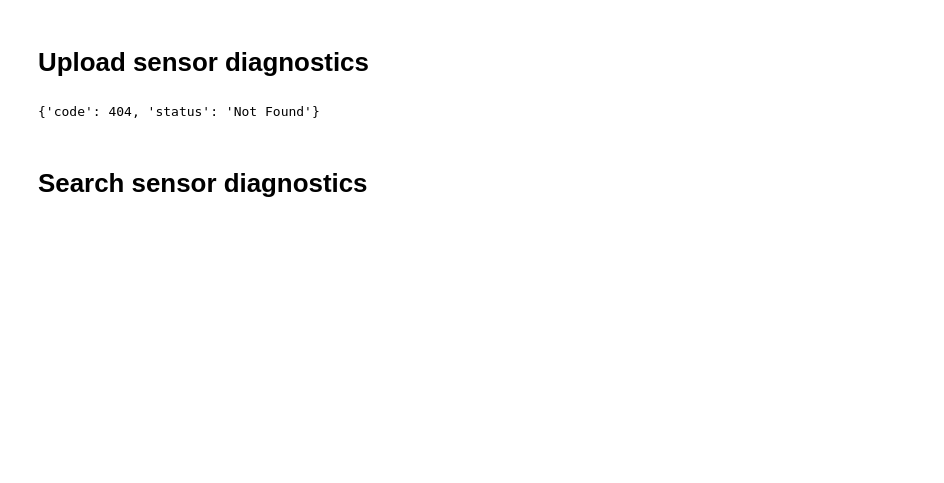
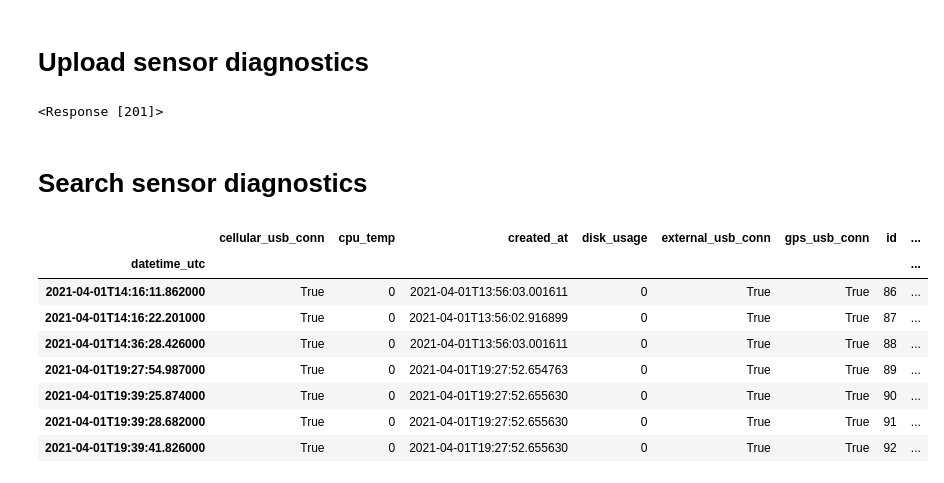
Before and after one commit to drewmee/py-roboat-enviro, a Jupyter notebook: docs/tutorials/notebooks/demo.ipynb, the cells around one changed output. Drawn from its saved outputs; the diff is of its cells as text; code cells hidden in the pictures; blank space fills up the shorter version.

```diff
--- a/docs/tutorials/notebooks/demo.ipynb
+++ b/docs/tutorials/notebooks/demo.ipynb
@@ -49,29 +55,42 @@ response.json()
 # %%
 data = [
     {
+        "datetime_utc": datetime.utcnow().isoformat()[:-3] + "Z",
+        "sensor_sn":  demo_sensor_sn,
+        "gps_usb_conn": True,
+        "spec_usb_conn": True,
+        "monochrom_usb_conn": True,
+        "cellular_usb_conn": True,
+        "external_usb_conn": True,
+        "relay_i2c_conn": True,
+        "net_conn": True,
         "mem_avail_percent": 0,
-        "id": 0,
+        "load_avg": 0,
         "cpu_temp": 0,
-        "modified_at": None,
-        "datetime_utc": "2021-03-25T17:31:37.172Z",
+        "uptime": 0,
         "mem_avail_gb": 0,
-        "net_conn": True,
-        "load_avg": 0,
         "disk_usage": 0,
-        "created_at": None,
-        "sensor_sn": "1",
-        "uptime": 0,
     }
 ]
-data = json.dumps(data)
 response = api_client.add_sensor_diagnostics(data)
-response.json()
+print(response)
 # %% [output]
-{'code': 404, 'status': 'Not Found'}
+<Response [201]>
 # %% [markdown]
 # Search sensor diagnostics
 # %%
-filters = [{"field": "id", "op": ">", "value": 1}]
+filters = [{"field": "sensor_sn", "op": "=", "value": demo_sensor_sn}]
 filters = json.dumps(filters)
 response = api_client.search_sensor_diagnostics(filters)
-response.json()
+sensor_diagnostics_df = pd.DataFrame(response.json())
+sensor_diagnostics_df.set_index("datetime_utc")
+# %% [output]
+|  | cellular_usb_conn | cpu_temp | created_at | disk_usage | external_usb_conn | gps_usb_conn | id | ... |
+| datetime_utc |  |  |  |  |  |  |  | ... |
+| 2021-04-01T14:16:11.862000 | True | 0 | 2021-04-01T13:56:03.001611 | 0 | True | True | 86 | ... |
+| 2021-04-01T14:16:22.201000 | True | 0 | 2021-04-01T13:56:02.916899 | 0 | True | True | 87 | ... |
+| 2021-04-01T14:36:28.426000 | True | 0 | 2021-04-01T13:56:03.001611 | 0 | True | True | 88 | ... |
+| 2021-04-01T19:27:54.987000 | True | 0 | 2021-04-01T19:27:52.654763 | 0 | True | True | 89 | ... |
+| 2021-04-01T19:39:25.874000 | True | 0 | 2021-04-01T19:27:52.655630 | 0 | True | True | 90 | ... |
+| 2021-04-01T19:39:28.682000 | True | 0 | 2021-04-01T19:27:52.655630 | 0 | True | True | 91 | ... |
+| 2021-04-01T19:39:41.826000 | True | 0 | 2021-04-01T19:27:52.655630 | 0 | True | True | 92 | ... |
```
Also changed, not shown: parts of 13 cells of this notebook, 7 other files.
